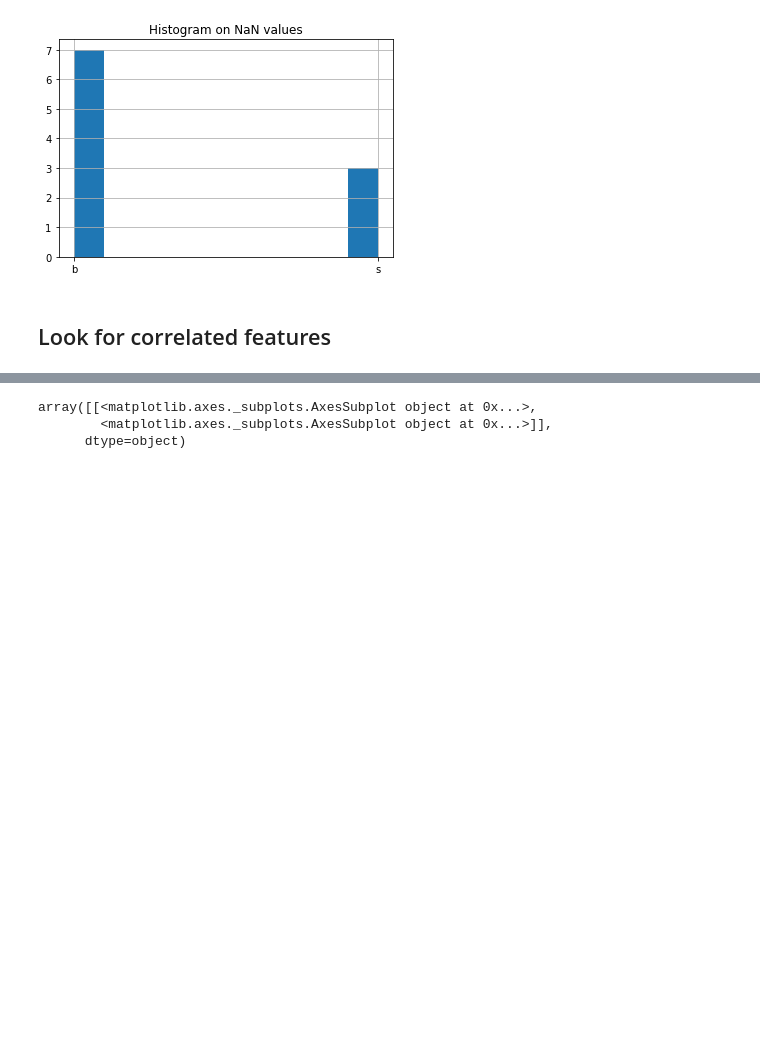
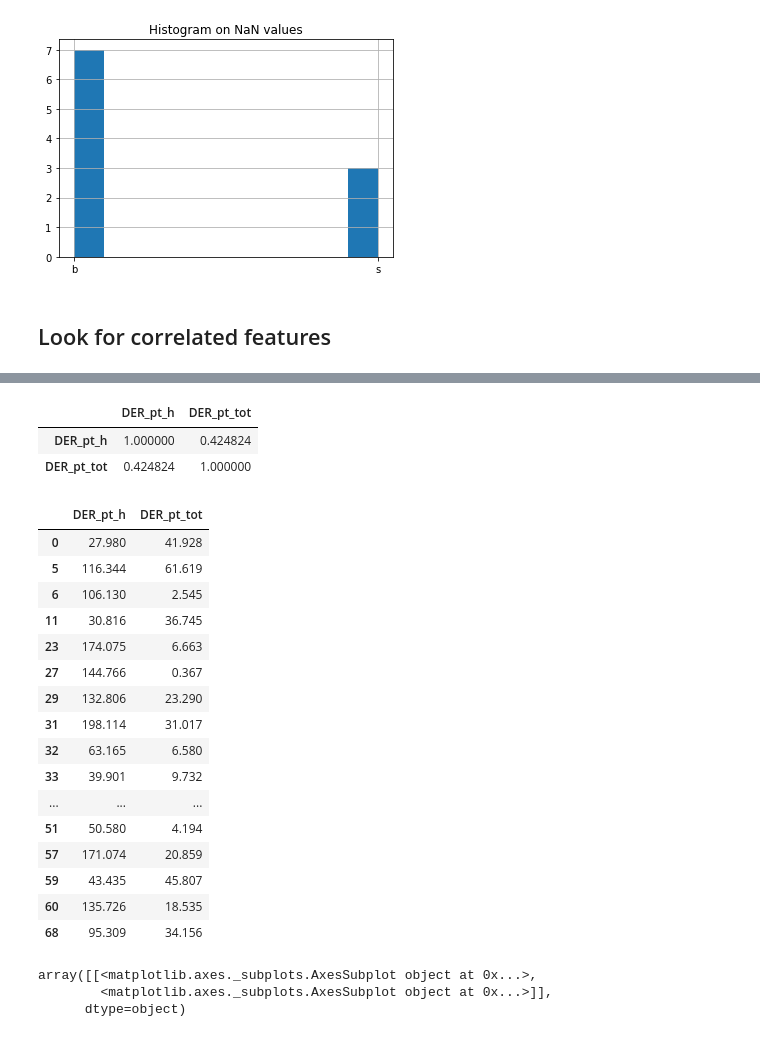
Before and after one commit to MeerkatPerson/ml_projects, a Jupyter notebook: project1/exploratory.ipynb, the cells around one changed output, grey strips where cells are left out. Drawn from its saved outputs; the diff is of its cells as text; code cells hidden in the pictures; blank space fills up the shorter version.

```diff
--- a/project1/exploratory.ipynb
+++ b/project1/exploratory.ipynb
@@ -160,6 +169,32 @@ Check unique values True
 DER_pt_h         and     DER_pt_tot      corr:  0.987908711289022
 DER_deltaeta_jet_jet     and     DER_lep_eta_centrality          corr:  0.8752987986526412
 PRI_tau_eta      and     PRI_lep_eta     corr:  0.8360011467966758
+# %%
+pd.concat([data.corr()['DER_pt_h'], data.corr()['DER_pt_tot']], axis = 1).corr()
+# %% [output]
+|  | DER_pt_h | DER_pt_tot |
+| DER_pt_h | 1.000000 | 0.424824 |
+| DER_pt_tot | 0.424824 | 1.000000 |
+# %%
+data[['DER_pt_h', 'DER_pt_tot']].head(20)
+# %% [output]
+|  | DER_pt_h | DER_pt_tot |
+| 0 | 27.980 | 41.928 |
+| 5 | 116.344 | 61.619 |
+| 6 | 106.130 | 2.545 |
+| 11 | 30.816 | 36.745 |
+| 23 | 174.075 | 6.663 |
+| 27 | 144.766 | 0.367 |
+| 29 | 132.806 | 23.290 |
+| 31 | 198.114 | 31.017 |
+| 32 | 63.165 | 6.580 |
+| 33 | 39.901 | 9.732 |
+| ... | ... | ... |
+| 51 | 50.580 | 4.194 |
+| 57 | 171.074 | 20.859 |
+| 59 | 43.435 | 45.807 |
+| 60 | 135.726 | 18.535 |
+| 68 | 95.309 | 34.156 |
 # %%
 data[data -data.mean()/data.std() < 3][['PRI_tau_eta', 'PRI_lep_eta']].hist(density = True)
 # %% [output]
```
Also changed, not shown: parts of 11 cells of this notebook, 1 other file.
